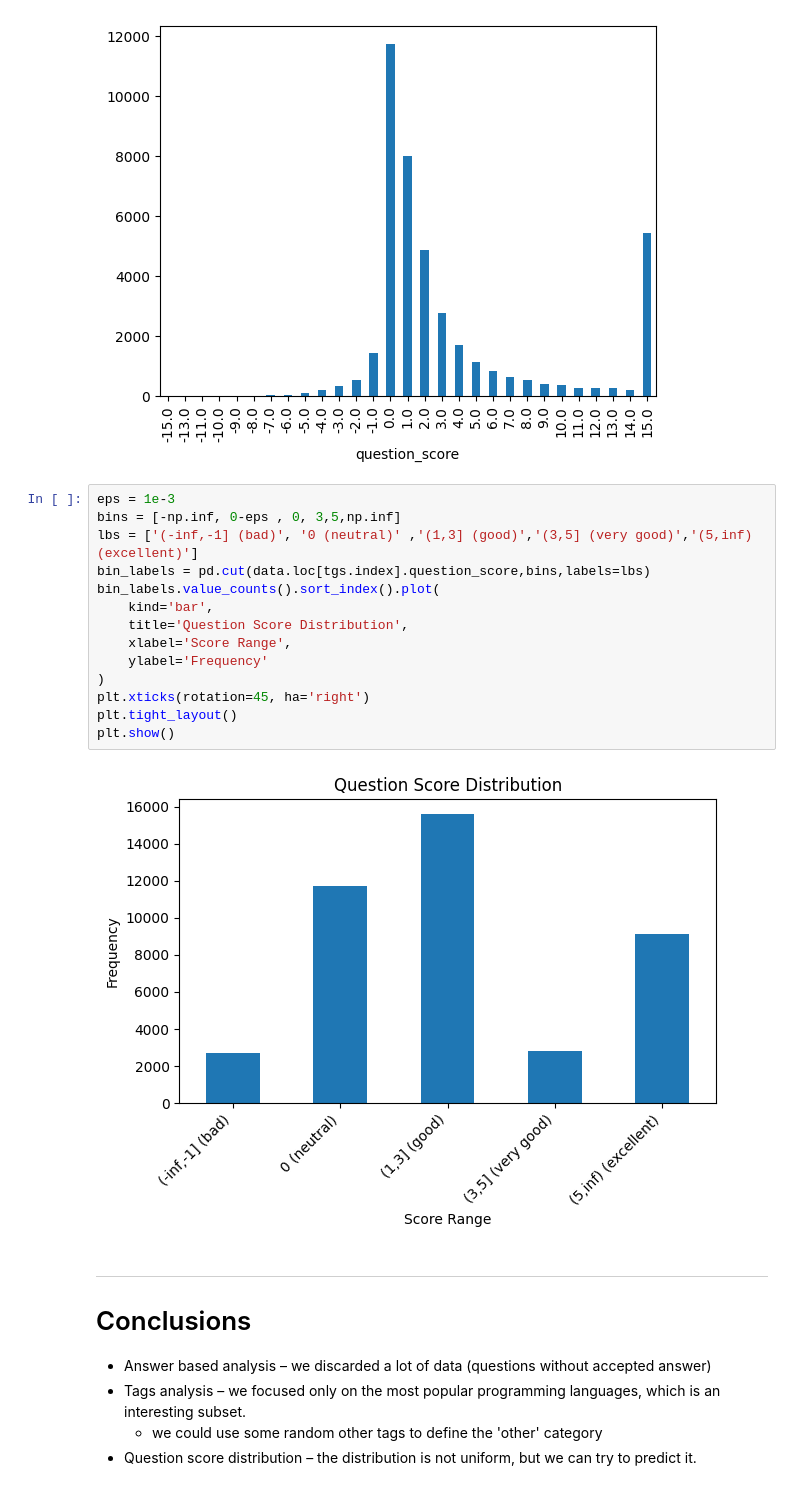
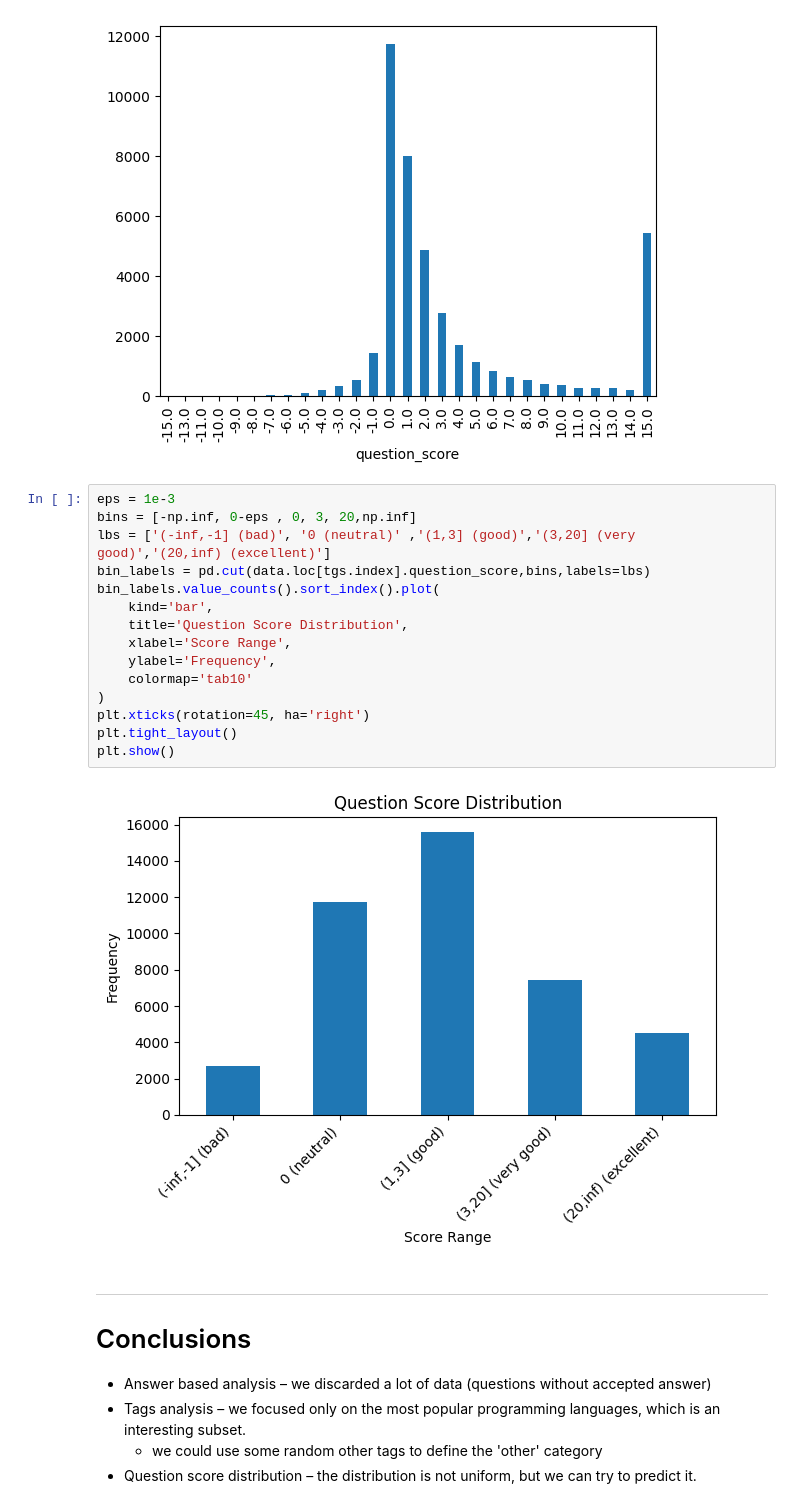
Before and after one commit to Hevagog/adm-stack-inference, a Jupyter notebook: notebooks/basic-eda.ipynb, the cells around one changed output. Cells and saved outputs as stored; diff of their text form.

```diff
--- a/notebooks/basic-eda.ipynb
+++ b/notebooks/basic-eda.ipynb
@@ -338,20 +338,21 @@ data_.loc[tgs.index].question_score.apply(lambda x: x if abs(x)<=tresh else x/ab
 [figure]
 # %%
 eps = 1e-3
-bins = [-np.inf, 0-eps , 0, 3,5,np.inf]
-lbs = ['(-inf,-1] (bad)', '0 (neutral)' ,'(1,3] (good)','(3,5] (very good)','(5,inf) (excellent)']
+bins = [-np.inf, 0-eps , 0, 3, 20,np.inf]
+lbs = ['(-inf,-1] (bad)', '0 (neutral)' ,'(1,3] (good)','(3,20] (very good)','(20,inf) (excellent)']
 bin_labels = pd.cut(data.loc[tgs.index].question_score,bins,labels=lbs)
 bin_labels.value_counts().sort_index().plot(
     kind='bar',
     title='Question Score Distribution',
     xlabel='Score Range',
-    ylabel='Frequency'
+    ylabel='Frequency',
+    colormap='tab10'
 )
 plt.xticks(rotation=45, ha='right')
 plt.tight_layout()
 plt.show()
 # %% [output]
-[figure, old version]
+[figure, new version]
 # %% [markdown]
 ---
 
```
Also changed, not shown: parts of 1 cell of this notebook.
